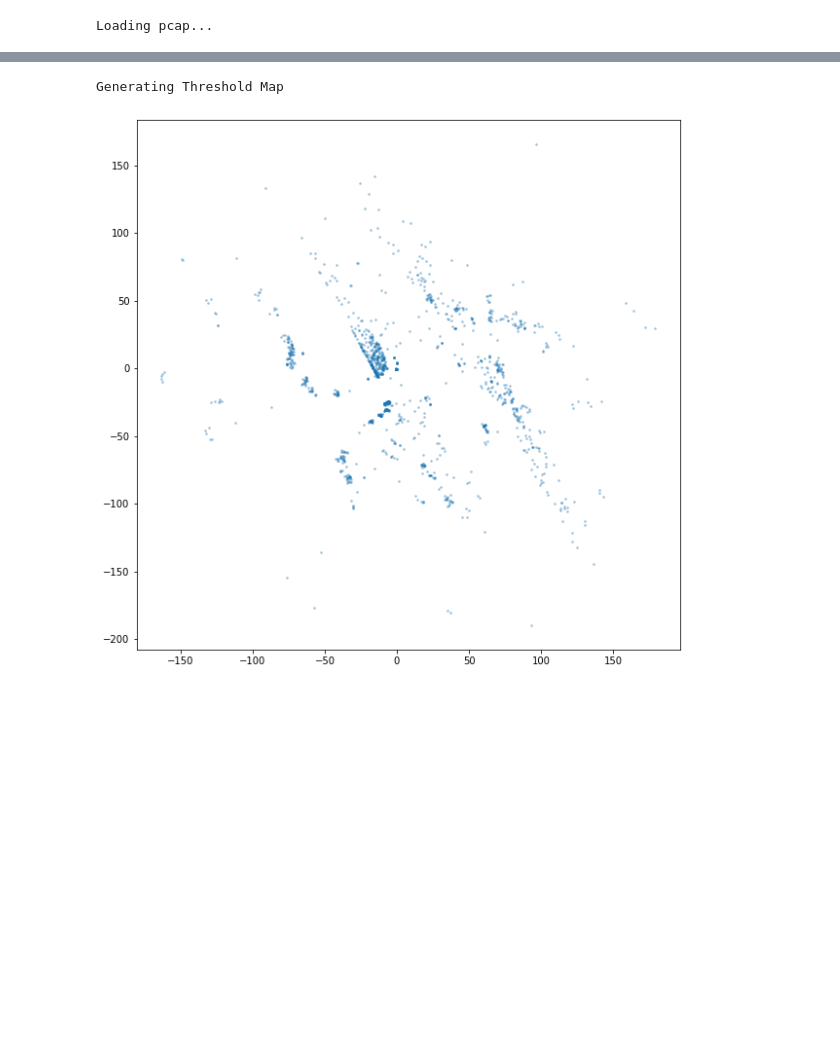
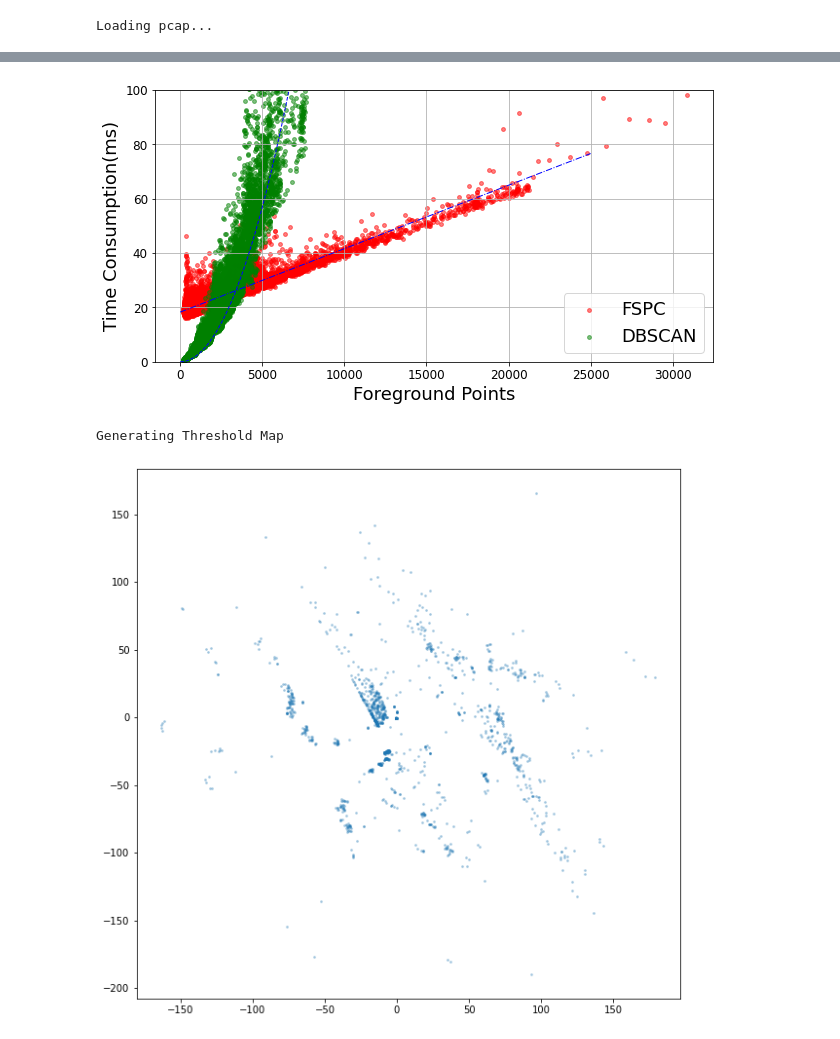
Before and after one commit to jksdbks123/Lidar-Tracker, a Jupyter notebook: BF_test.ipynb, the cells around one changed output, grey strips where cells are left out. Cells and saved outputs as stored; diff of their text form; code cells hidden in the pictures; blank space fills up the shorter version.

```diff
--- a/BF_test.ipynb
+++ b/BF_test.ipynb
@@ -76,3 +304,25 @@ pcd = get_pcd_colored_filtered(Td_map,Labeling_map,Foreground_map)
+# %%
+plt.figure(figsize=(10,5))
+plt.scatter(fore_ground_points_by_frame,td_tc,s = 15, c = 'r',label = 'FSPC',alpha = 0.5)
+plt.scatter(fore_ground_points_by_frame,db_tc,s = 15, c = 'g',label = 'DBSCAN',alpha = 0.5)
+x = np.arange(25000)
+a,b,c = np.polyfit(fore_ground_points_by_frame,db_tc,2)
+y_db = a*x**2 + b
+a,b = np.polyfit(fore_ground_points_by_frame,td_tc,1)
+y_td = a*x + b
+plt.plot(x,y_db,c = 'b',linewidth = 1, linestyle = 'dashed')
+plt.plot(x,y_td,c = 'b',linewidth = 1, linestyle = '-.')
+plt.grid()
+plt.ylabel('Time Consumption(ms)',fontsize = 18)
+plt.xlabel('Foreground Points',fontsize = 18)
+plt.xticks(fontsize = 12)
+plt.yticks(fontsize = 12)
+plt.legend(fontsize = 18)
+plt.ylim(0,100)
+plt.savefig(r'C:\Users\zhChe\OneDrive - nevada.unr.edu\Presentation\trb\4.tif',dpi = 300)
+plt.show()
+# %% [output]
+[figure, added]
 # %%
 for d in [1,1.2,1.5,2]:
     for thred_s in [0.15,0.2,0.3,0.4,0.5]:
```
Also changed, not shown: parts of 23 cells of this notebook, 4 other files.
